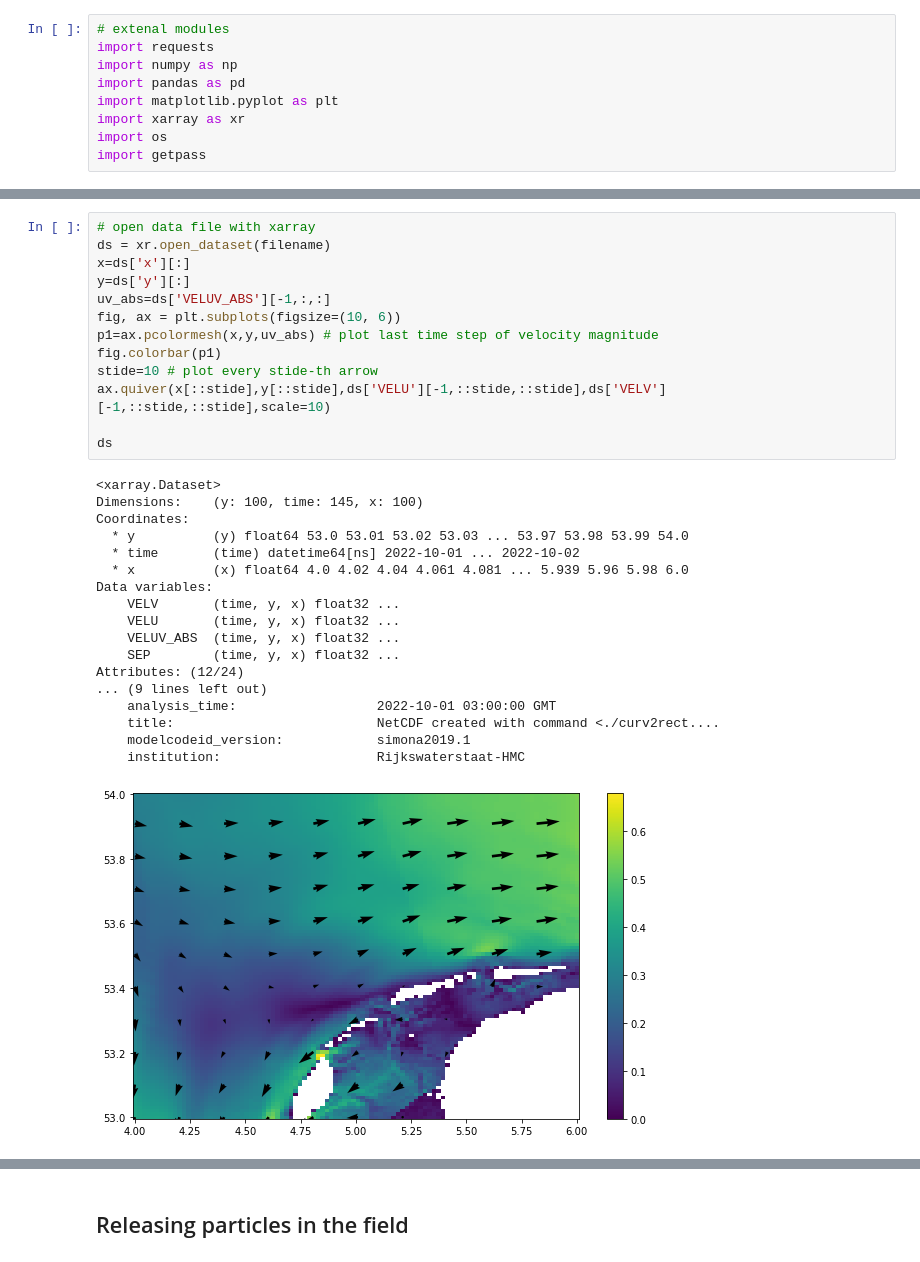
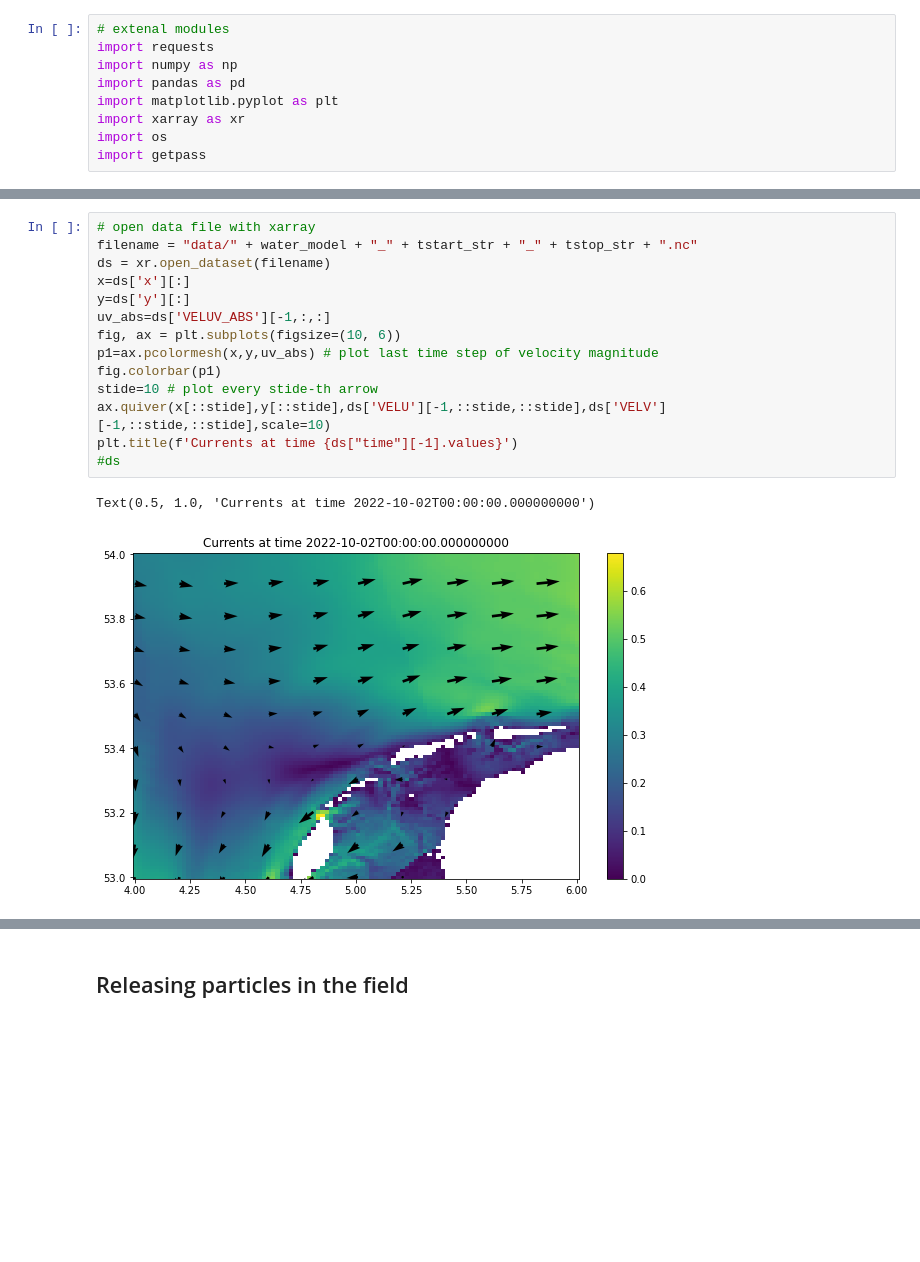
Before and after one commit to robot144/northsea_particles, a Jupyter notebook: download_data.ipynb, the cells around one changed output, grey strips where cells are left out. Saved outputs shown, nothing was run; the diff lists cells and outputs as text; blank space fills up the shorter version.

```diff
--- a/download_data.ipynb
+++ b/download_data.ipynb
@@ -96,33 +97,18 @@ Be patient, this can take a while
 response = <Response [200]>  [200 is good]
 # %%
 # open data file with xarray
+filename = "data/" + water_model + "_" + tstart_str + "_" + tstop_str + ".nc"
 ds = xr.open_dataset(filename)
 x=ds['x'][:]
 y=ds['y'][:]
 uv_abs=ds['VELUV_ABS'][-1,:,:]
 fig, ax = plt.subplots(figsize=(10, 6))
 p1=ax.pcolormesh(x,y,uv_abs) # plot last time step of velocity magnitude
 fig.colorbar(p1)
 stide=10 # plot every stide-th arrow
 ax.quiver(x[::stide],y[::stide],ds['VELU'][-1,::stide,::stide],ds['VELV'][-1,::stide,::stide],scale=10)
-
-ds
+plt.title(f'Currents at time {ds["time"][-1].values}')
+#ds
 # %% [output]
-<xarray.Dataset>
-Dimensions:    (y: 100, time: 145, x: 100)
-Coordinates:
-  * y          (y) float64 53.0 53.01 53.02 53.03 ... 53.97 53.98 53.99 54.0
-  * time       (time) datetime64[ns] 2022-10-01 ... 2022-10-02
-  * x          (x) float64 4.0 4.02 4.04 4.061 4.081 ... 5.939 5.96 5.98 6.0
-Data variables:
-    VELV       (time, y, x) float32 ...
-    VELU       (time, y, x) float32 ...
-    VELUV_ABS  (time, y, x) float32 ...
-    SEP        (time, y, x) float32 ...
-Attributes: (12/24)
-... (9 lines left out)
-    analysis_time:                  2022-10-01 03:00:00 GMT
-    title:                          NetCDF created with command <./curv2rect....
-    modelcodeid_version:            simona2019.1
-    institution:                    Rijkswaterstaat-HMC
+Text(0.5, 1.0, 'Currents at time 2022-10-02T00:00:00.000000000')
-[figure, old version]
+[figure, new version]
```
Also changed, not shown: parts of 11 cells of this notebook.
